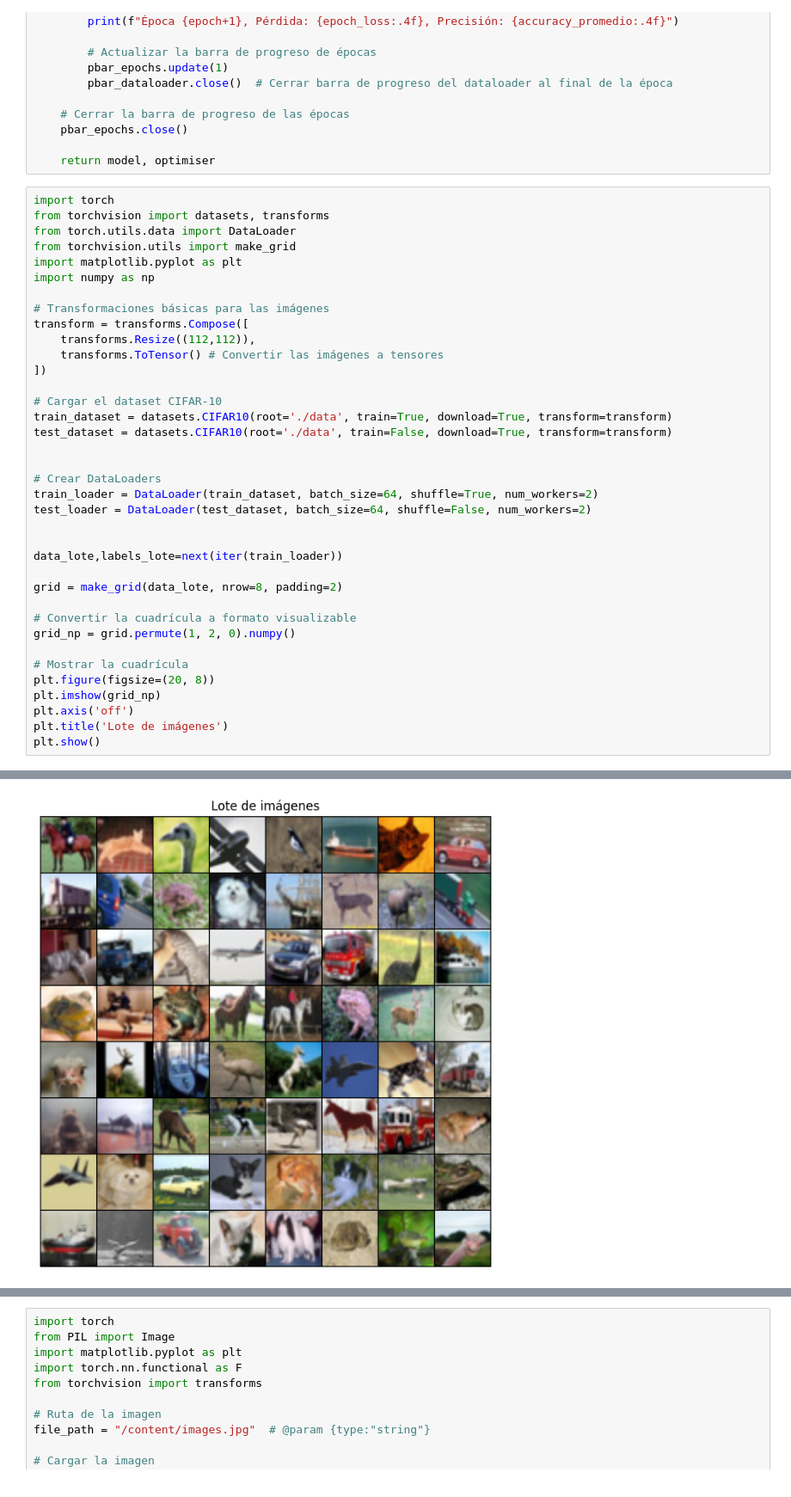
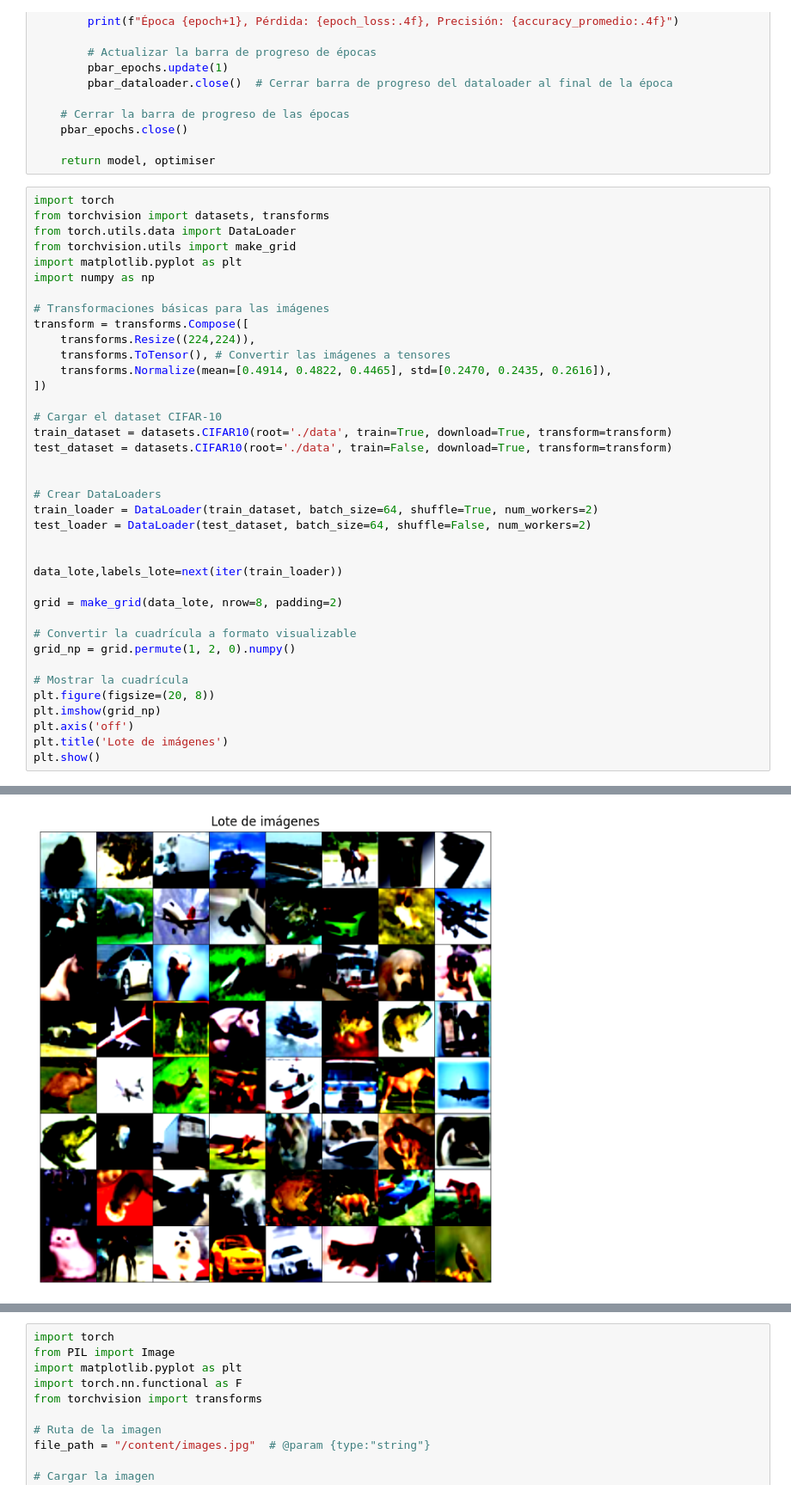
Before and after one commit to JuniorHZ19/ArquitecturasCNN, a Jupyter notebook: DENSE-NET.ipynb, the cells around one changed output, grey strips where cells are left out. Shown at 86% size. Cells and saved outputs as stored; diff of their text form.

```diff
--- a/DENSE-NET.ipynb
+++ b/DENSE-NET.ipynb
@@ -249,8 +249,9 @@ import numpy as np
 
 # Transformaciones básicas para las imágenes
 transform = transforms.Compose([
-    transforms.Resize((112,112)),
-    transforms.ToTensor() # Convertir las imágenes a tensores
+    transforms.Resize((224,224)),
+    transforms.ToTensor(), # Convertir las imágenes a tensores
+    transforms.Normalize(mean=[0.4914, 0.4822, 0.4465], std=[0.2470, 0.2435, 0.2616]),
 ])
 
 # Cargar el dataset CIFAR-10
@@ -283,4 +285,4 @@ Files already downloaded and verified
-[figure, old version]
+[figure, new version]
 # %%
 # Inicializar modelo, pérdida y optimizador
 import torch.optim as optim
```
Also changed, not shown: parts of 2 cells of this notebook.
